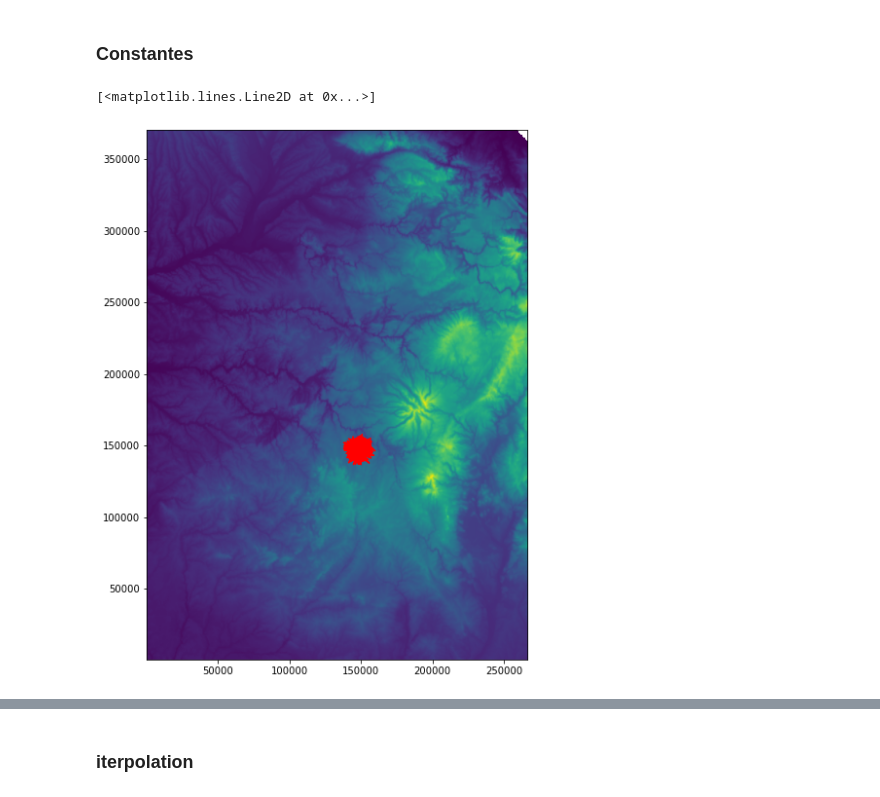
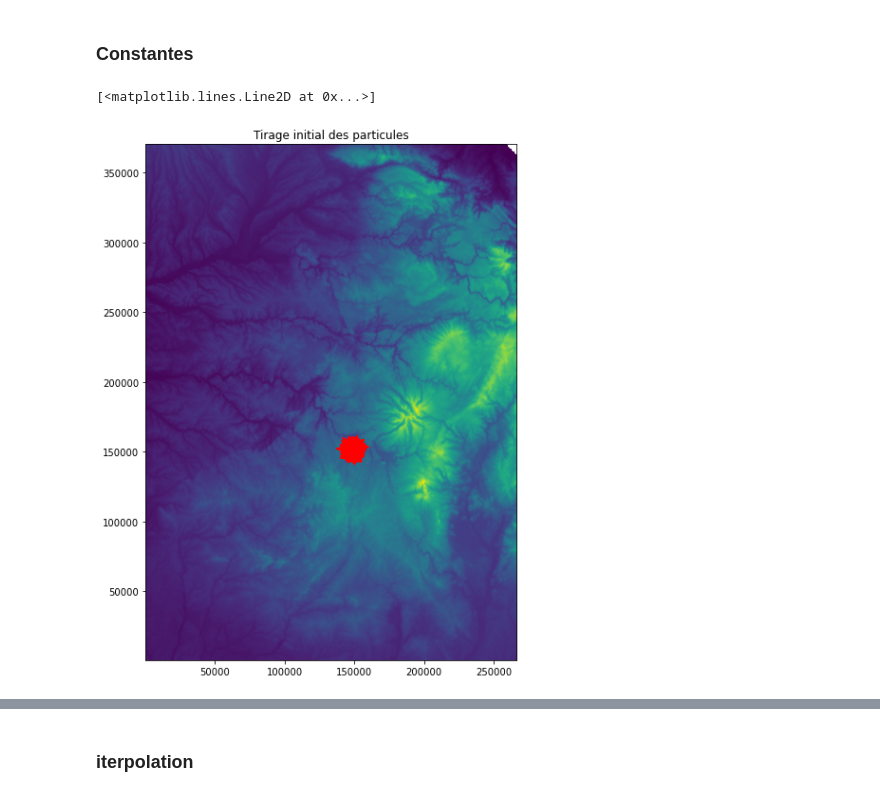
Before and after one commit to PaulAntoineLeveilley/filtrage-bay-sien, a Jupyter notebook: TP4/filtrage particulaire.ipynb, the cells around one changed output, grey strips where cells are left out. Cells and saved outputs as stored; diff of their text form; code cells hidden in the pictures.

```diff
--- a/TP4/filtrage particulaire.ipynb
+++ b/TP4/filtrage particulaire.ipynb
@@ -53,30 +79,31 @@ def reechantillonage(X_redistribue,h):
 # %%
 # constantes
 dt = 1
 phi = np.identity(6)
 for i in range(3):
     phi[i,i+3]=dt
 incertitude_x = 3000
 incertitude_y = 3000
 incertitude_z = 500
 incertitude_vitesse = 5
 vitavion = 300*1000/3600
 capavion = 45*math.pi/180
 X0_vrai =np.array([150*1000,150*1000,8000,vitavion*math.cos(capavion),vitavion*math.sin(capavion),0])
 sigma_bruit =30
 array_incertitude = np.array([incertitude_x,incertitude_y,incertitude_z,incertitude_vitesse,incertitude_vitesse,incertitude_vitesse])
 P0 = np.diag(array_incertitude)
 racine_P0 = np.sqrt(P0)
 pseudoX0 = X0_vrai+2*np.array([np.random.uniform(0,incertitude) for incertitude in array_incertitude])- array_incertitude
 N_part = 5000
 particules_0 = np.array([pseudoX0+ np.dot(P0,np.random.normal(0,1,6)) for i in range(N_part)])
 T=720
 plt.figure(figsize = (10,10))
 plt.imshow(h_mnt,extent = [x_mnt[0,0],x_mnt[0,-1],y_mnt[0,0],y_mnt[0,-1]])
+plt.title("Tirage initial des particules")
 plt.plot(particules_0[:,0],particules_0[:,1],'r')
 # %% [output]
 [<matplotlib.lines.Line2D at 0x...>]
-[figure, old version]
+[figure, new version]
 # %%
 def dynamique(X0,phi,T):
     n,= np.shape(X0)
```
Also changed, not shown: parts of 10 cells of this notebook, 2 other files.
